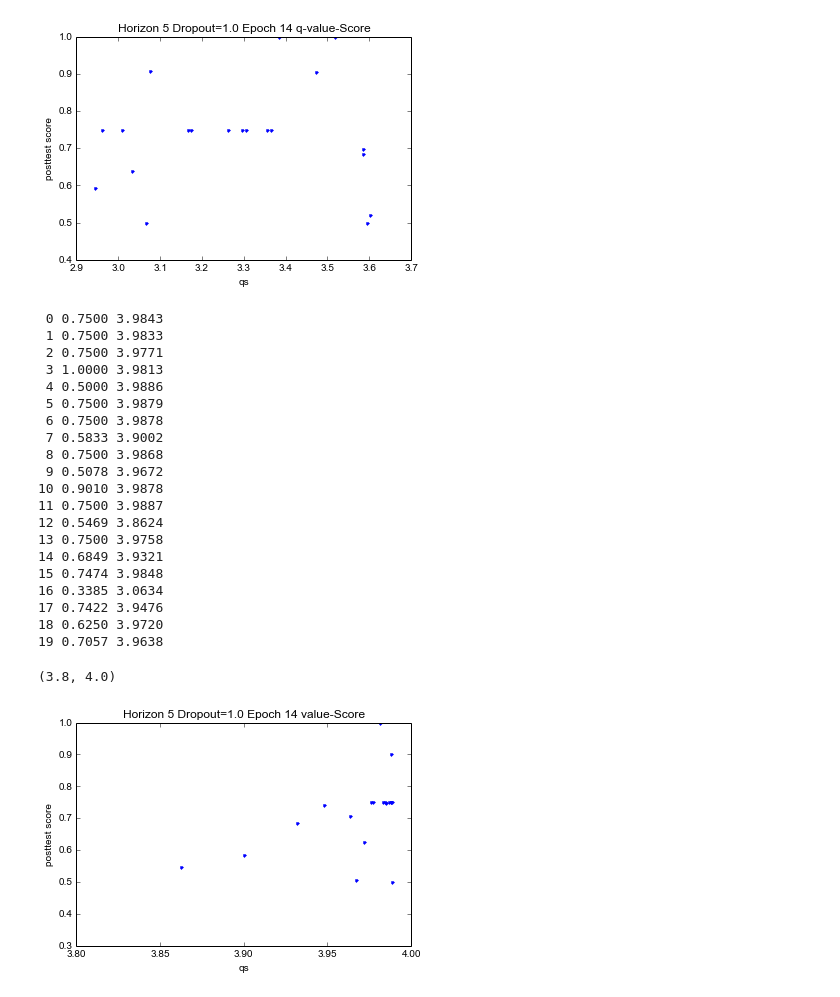
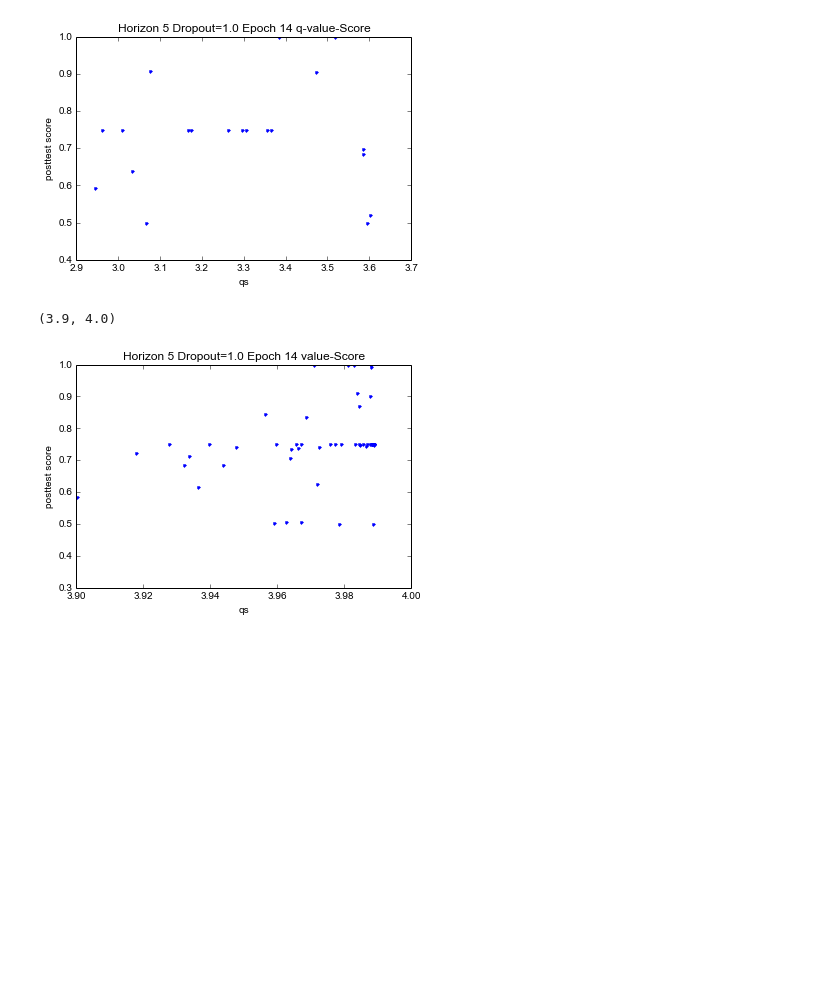
Before and after one commit to lisa-1010/smart-tutor, a Jupyter notebook: code/danielgraphing.ipynb, the cells around one changed output. Saved outputs shown, nothing was run; the diff lists cells and outputs as text; code cells hidden in the pictures; blank space fills up the shorter version.

Commit message:
new experiments trying to use full MCTS to detect good models

```diff
--- a/code/danielgraphing.ipynb
+++ b/code/danielgraphing.ipynb
@@ -1162,43 +1162,22 @@ plot(xs, ys, '.', color='#0000ff')
 [figure]
 # %%
 data1 = np.load('experiments/earlystopping14.npz')
+data2 = np.load('experiments/earlystopping15.npz')
 
-vals = data1['vals']
-val_sums = np.sum(vals[:,:], axis=1)
-scores = data1['scores'][:,0]
-qs = data1['qs'][:,0]
+scores = np.concatenate([data1['scores'][:,0],data2['scores'][:,0]])
+qs = np.concatenate([data1['qs'][:,0],data2['qs'][:,0]])
 
-for r in six.moves.range(scores.shape[0]):
-    six.print_('{:2d} {:.4f} {:.4f}'.format(r, scores[r], qs[r]))
+#for r in six.moves.range(scores.shape[0]):
+#    six.print_('{:2d} {:.4f} {:.4f}'.format(r, scores[r], qs[r]))
 
 figure()
 title('Horizon 5 Dropout=1.0 Epoch 14 value-Score')
 xlabel('qs')
 ylabel('posttest score')
 xs = qs
 ys = scores
 plot(xs, ys, '.', color='#0000ff')
-xlim(3.8,4.0)
+xlim(3.9,4.0)
 # %% [output]
- 0 0.7500 3.9843
- 1 0.7500 3.9833
- 2 0.7500 3.9771
- 3 1.0000 3.9813
- 4 0.5000 3.9886
- 5 0.7500 3.9879
- 6 0.7500 3.9878
- 7 0.5833 3.9002
- 8 0.7500 3.9868
- 9 0.5078 3.9672
-10 0.9010 3.9878
-11 0.7500 3.9887
-12 0.5469 3.8624
-13 0.7500 3.9758
-14 0.6849 3.9321
-15 0.7474 3.9848
-16 0.3385 3.0634
-17 0.7422 3.9476
-18 0.6250 3.9720
-19 0.7057 3.9638
+(3.9, 4.0)
-(3.8, 4.0)
-[figure, old version]
+[figure, new version]
```
Also changed, not shown: 2 other files.
